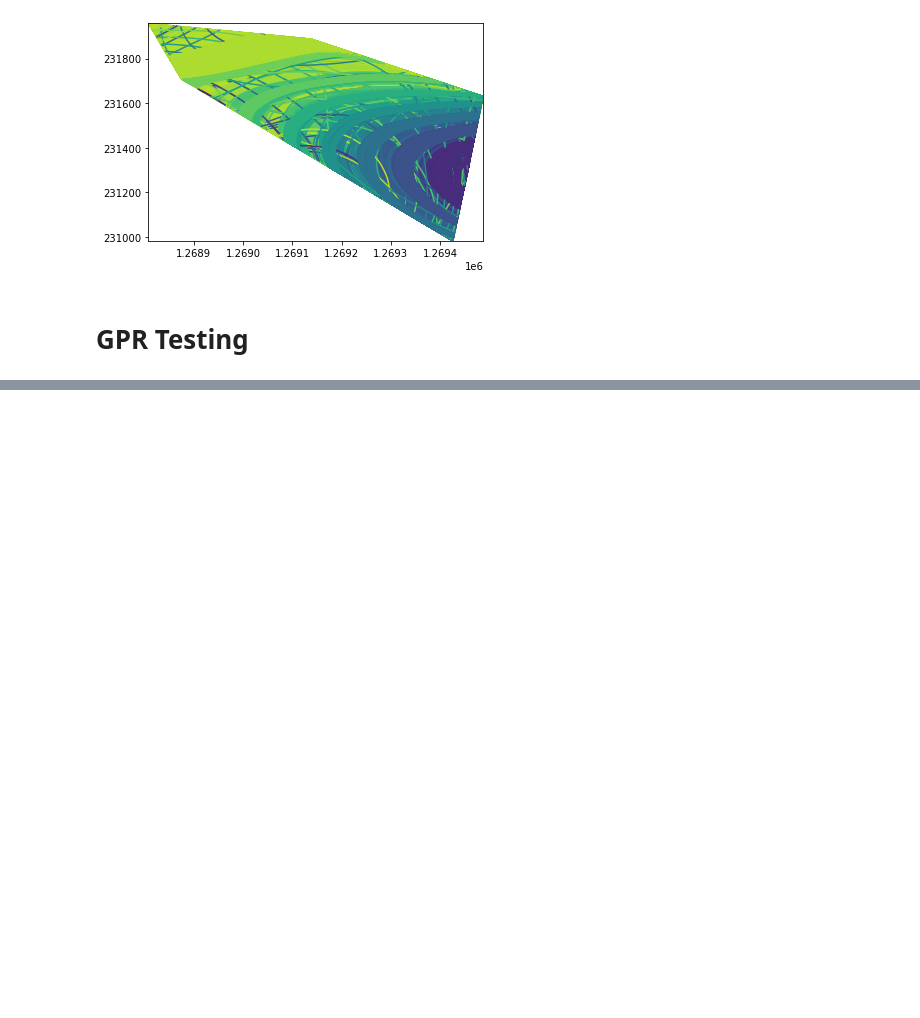
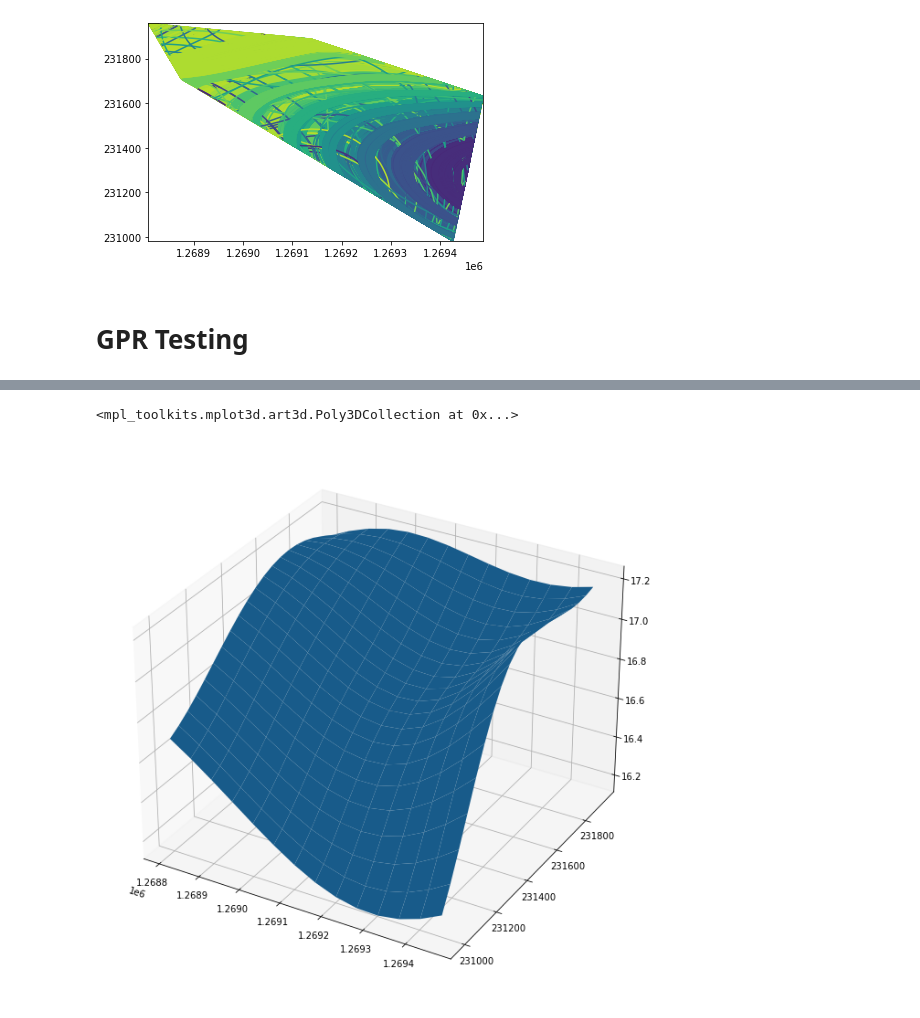
Before and after one commit to metostom/contouring, a Jupyter notebook: Contouring.ipynb, the cells around one changed output, grey strips where cells are left out. Cells and saved outputs as stored; diff of their text form; code cells hidden in the pictures; blank space fills up the shorter version.

Commit message:
Testing of GPR more and increase max_restart to 50

```diff
--- a/Contouring.ipynb
+++ b/Contouring.ipynb
@@ -68,0 +96,36 @@ cd.toGeoJSON("gpr.json")
+# %%
+from sklearn.gaussian_process import GaussianProcessRegressor
+from sklearn.gaussian_process.kernels import RBF, ConstantKernel
+import numpy as np
+import matplotlib.pyplot as plt
+
+sub = cd.dfContours['DataFrames'].iloc[0]
+
+x = sub["X"].values
+y = sub["Y"].values
+z = sub["Water Elevation(ft NAVD88)"].values
+
+X = np.array([x,y]).T
+xmin = x.min()
+xmax = x.max()
+ymin = y.min()
+ymax = y.max()
+grid_x, grid_y = np.meshgrid(np.arange(xmin,xmax,50), np.arange(ymin,ymax,50))
+gfx = grid_x.flatten()
+gfy = grid_y.flatten()
+grid = np.array([gfx,gfy]).T
+
+# fit/predict GPR
+kernel = RBF() + ConstantKernel()
+gpr = GaussianProcessRegressor(kernel=kernel,
+        random_state=0,n_restarts_optimizer=50).fit(X, z)
+
+gfz = gpr.predict(grid)
+# %%
+
+fig = plt.figure(figsize=(11,11))
+ax = fig.gca(projection='3d')
+ax.plot_surface(grid_x,grid_y,gfz.reshape(grid_y.shape))
+# %% [output]
+<mpl_toolkits.mplot3d.art3d.Poly3DCollection at 0x...>
+[figure, added]
```
Also changed, not shown: parts of 5 cells of this notebook, 2 other files.
